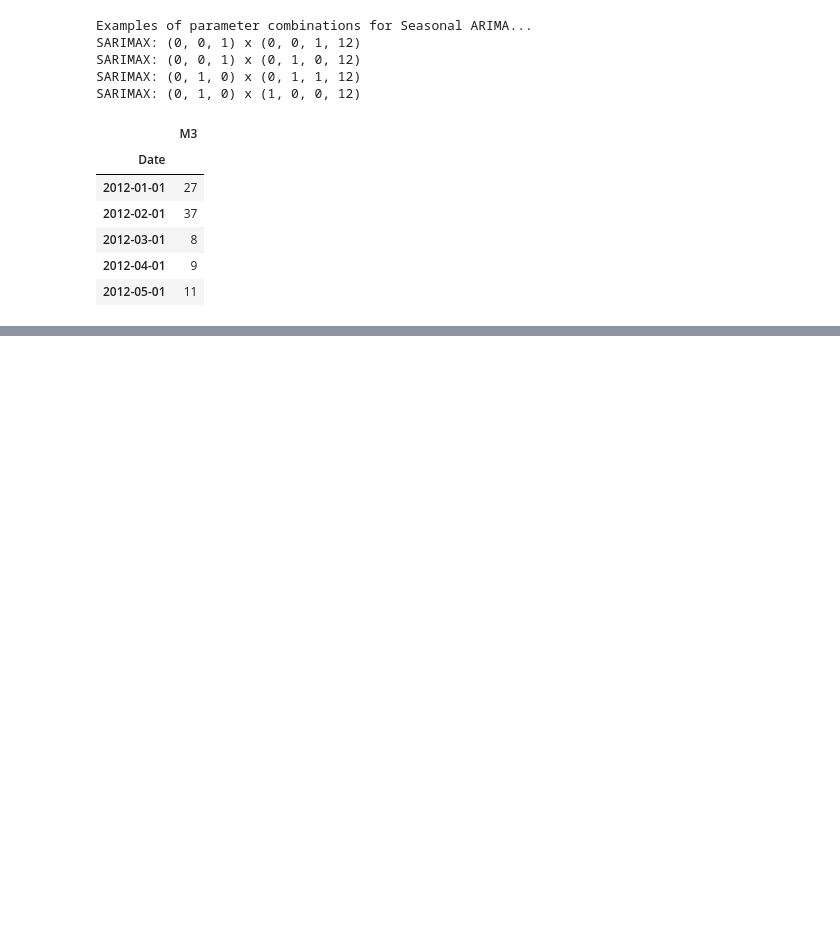
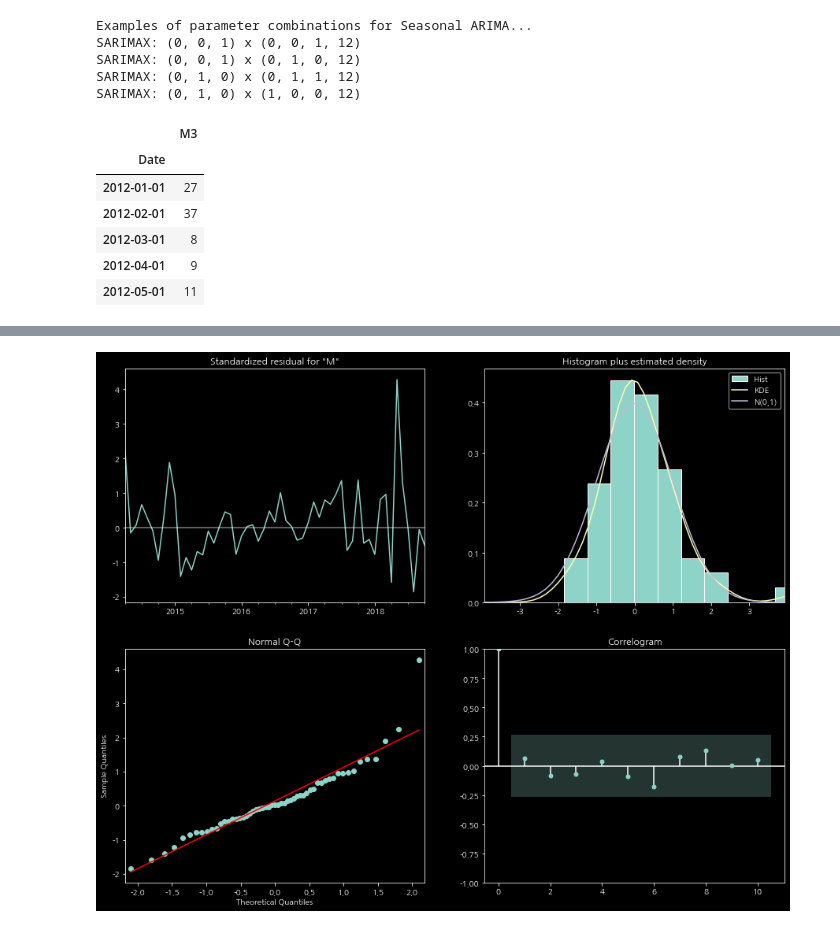
Before and after one commit to seonydg/ml-regression-order-quantity-forecast, a Jupyter notebook: regression-order-quantity-forecast.ipynb, the cells around one changed output, grey strips where cells are left out. Drawn from its saved outputs; the diff is of its cells as text; code cells hidden in the pictures; blank space fills up the shorter version.

```diff
--- a/regression-order-quantity-forecast.ipynb
+++ b/regression-order-quantity-forecast.ipynb
@@ -326,0 +369,9 @@ ARIMA(1, 1, 1)x(1, 1, 1, 12)12 - AIC:602.3988974866089
+# %%
+# Best score 기준 모델 학습
+mod = sm.tsa.statespace.SARIMAX(df,
+                                order=(0,1,1),
+                                seasonal_order=(0,1,1,12),
+                                enforce_stationarity=False,
+                                enforce_invertibility=False)
+results = mod.fit()
+print(results.summary().tables[1])
@@ -326,0 +407,5 @@ ARIMA(1, 1, 1)x(1, 1, 1, 12)12 - AIC:602.3988974866089
+# %%
+results.plot_diagnostics(figsize=(15, 12))
+plt.show()
+# %% [output]
+[figure, added]
```
Also changed, not shown: parts of 10 cells of this notebook.
